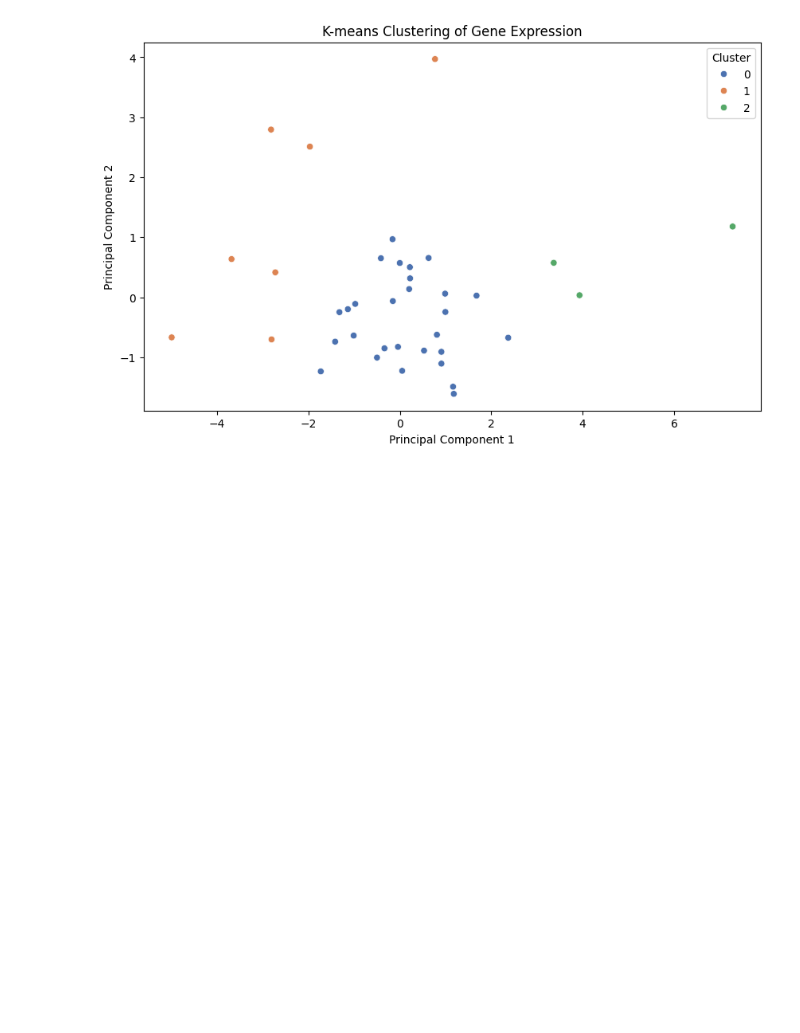
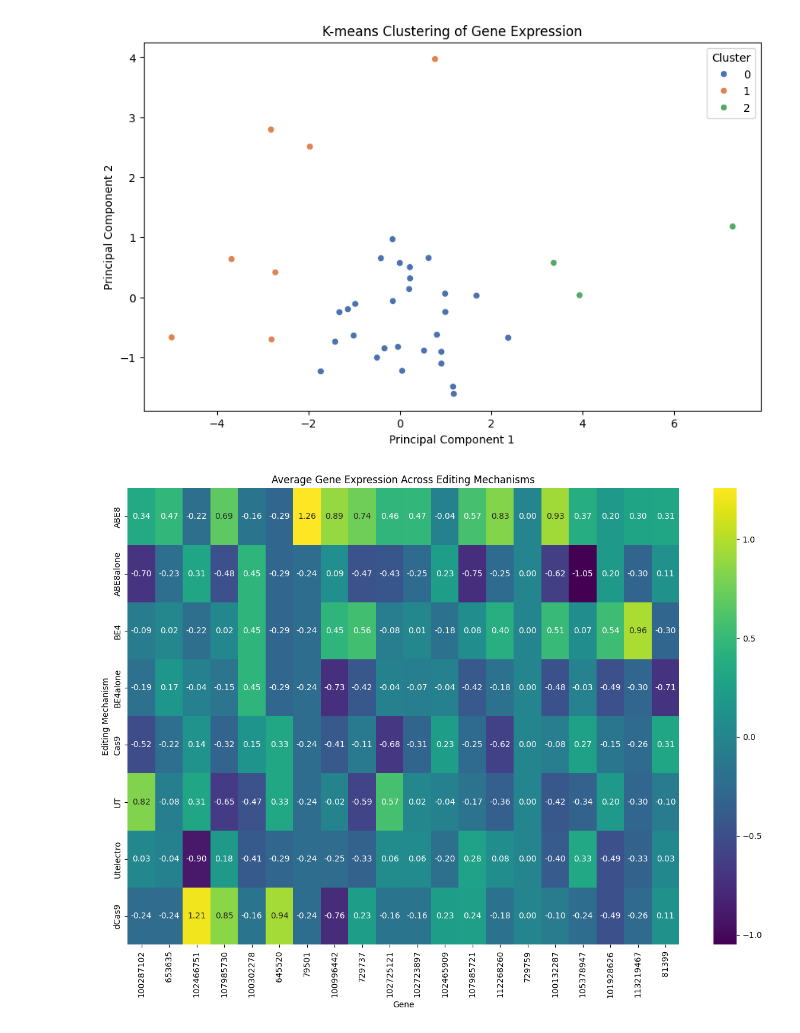
Before and after one commit to zoraizmohammad/LifeEdit, a Jupyter notebook: LifeEdit_EDA_MZ.ipynb, the cells around one changed output. Cells and saved outputs as stored; diff of their text form; code cells hidden in the pictures; blank space fills up the shorter version.

```diff
--- a/LifeEdit_EDA_MZ.ipynb
+++ b/LifeEdit_EDA_MZ.ipynb
@@ -472,3 +472,19 @@ plt.ylabel("Principal Component 2")
 plt.show()
 # %% [output]
 [figure]
+# %%
+import seaborn as sns
+import matplotlib.pyplot as plt
+
+# Select a subset of genes
+subset_genes = scaled_df.columns[:20]  # Select first 20 genes for example
+
+# Create a heatmap of gene expressions across editing mechanisms
+plt.figure(figsize=(15, 10))
+sns.heatmap(scaled_df.groupby('editing mechanism')[subset_genes].mean(), cmap='viridis', annot=True, fmt=".2f")
+plt.title("Average Gene Expression Across Editing Mechanisms")
+plt.xlabel("Gene")
+plt.ylabel("Editing Mechanism")
+plt.show()
+# %% [output]
+[figure, added]
```
Also changed, not shown: parts of 6 cells of this notebook.
